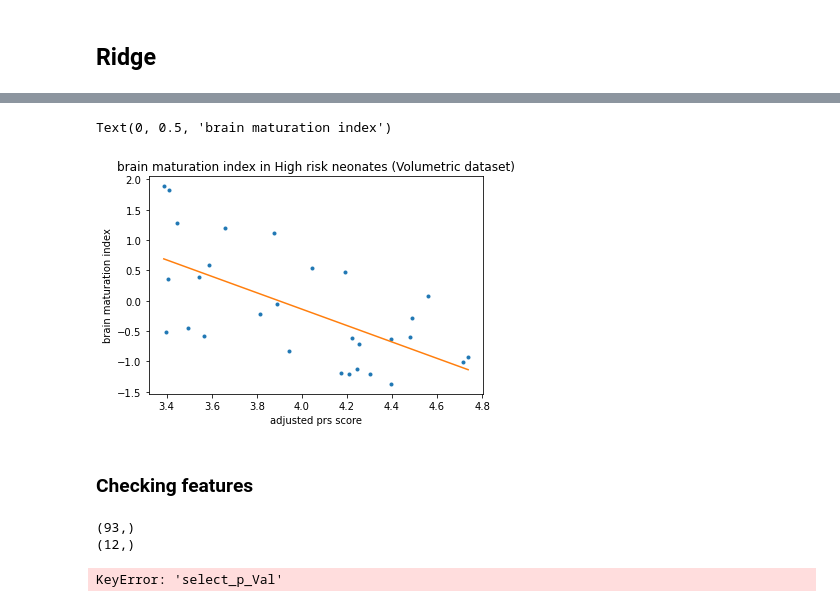
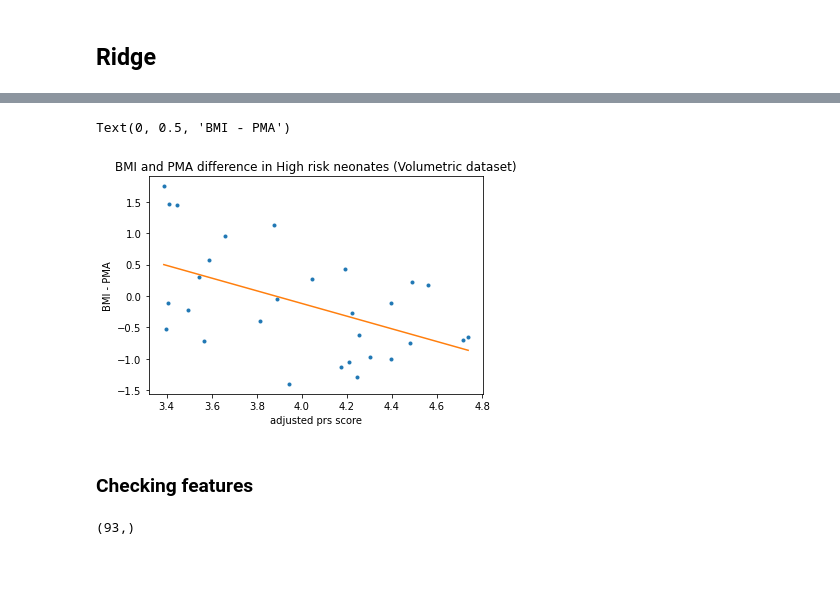
Before and after one commit to lehai-ml/schizophrenia_PRS, a Jupyter notebook: notebooks_results/dHCP/5_1_dHCP_model_training.ipynb, the cells around one changed output, grey strips where cells are left out. Drawn from its saved outputs; the diff is of its cells as text; code cells hidden in the pictures; blank space fills up the shorter version.

```diff
--- a/notebooks_results/dHCP/5_1_dHCP_model_training.ipynb
+++ b/notebooks_results/dHCP/5_1_dHCP_model_training.ipynb
@@ -112,7 +180,7 @@ model_summary.sort_values(by='PRS_0.05_pval')
 Train model on the bottom 40% (low risk) and perform PRS correlation on the top 20% (high risk)
 # %%
 high_risk,low_risk=data_preprocessing.high_low_risk_divide(adjusted_prs_score,high_perc=0.2,low_perc=0.4)
-high_risk=high_risk[1:]
+high_risk=high_risk[2:]
 X_total=np.asarray(european_diffusion_dataset_term.loc[:,'PreCG.R_PreCG.L':'ITG.R_ITG.L'])
 X_low_risk=np.asarray(european_diffusion_dataset_term.loc[low_risk,'PreCG.R_PreCG.L':'ITG.R_ITG.L'])
 X_high_risk=np.asarray(european_diffusion_dataset_term.loc[high_risk,'PreCG.R_PreCG.L':'ITG.R_ITG.L'])
@@ -611,0 +778,39 @@ Text(0.5, 1.0, 'testing y_pred_bias vs y_true')
+# %%
+y_train_pred=rfecv.predict(X_trainval)
+f,(ax2,ax4)=plt.subplots(1,2,figsize=(10,4))
+lin_reg_bias=LinearRegression()
+coef,inter=MLtraining.get_model_bias(y_trainval,y_train_pred)
+y_train_pred_bias=y_train_pred+y_train_pred*coef+inter
+ax2.plot(y_trainval,y_train_pred_bias,'.')
+ax2.plot([38,44],[38,44],'r-',label='x=y')
+lin_reg=LinearRegression()
+lin_reg.fit(y_train_pred_bias.reshape(-1,1),y_trainval)
+ax2.plot(lin_reg.predict(y_train_pred_bias.reshape(-1,1)),y_train_pred_bias,'k-',label='best fit line')
+ax2.set_xlabel('True Age at Scan')
+ax2.set_ylabel('Brain Maturation Index')
+ax2.legend()
+ax2.set_title('Training dataset (Low risk)')
+
+y_high_risk_pred=rfecv.predict(X_high_risk_after_pipe0)
+y_high_risk_pred_bias=y_high_risk_pred+y_high_risk_pred*bias_coeff+bias_intercept
+y_high_risk=np.asarray(european_diffusion_dataset_term.loc[high_risk,'PMA_diff'])
+ax4.plot(y_high_risk,y_high_risk_pred_bias,'.')
+ax4.plot([39,44],[39,44],'r-',label='x=y')
+lin_reg=LinearRegression()
+lin_reg.fit(y_high_risk_pred_bias.reshape(-1,1),y_high_risk)
+ax4.plot(lin_reg.predict(y_high_risk_pred_bias.reshape(-1,1)),y_high_risk_pred_bias,'k-',label='best fit line')
+ax4.set_ylabel('Brain Maturation Index')
+ax4.set_xlabel('True Age at Scan')
+ax4.legend()
+ax4.set_title('Testing dataset (high risk)')
+
+# y_pred_bias=y_pred+y_pred*coef+inter
+# ax4.plot(y_test,y_pred_bias,'.')
+# ax4.plot([39,44],[39,44],'r-',label='x=y')
+# lin_reg=LinearRegression()
+# lin_reg.fit(y_pred_bias.reshape(-1,1),y_test)
+# ax4.plot(lin_reg.predict(y_pred_bias.reshape(-1,1)),y_pred_bias,'k-',label='best fit line')
+# ax4.set_ylabel('Brain Maturation Index')
+# ax4.set_xlabel('True Age at Scan')
+# ax4.legend()
+# ax4.set_title('testing dataset')
@@ -645,14 +861,14 @@ brain_age_difference_corr
 # %%
 plt.plot(adjusted_prs_score_scaled_high_risk,brain_age_difference.loc[:,'residual'],'.')
 lin_reg=LinearRegression()
 lin_reg.fit(adjusted_prs_score_scaled_high_risk.reshape(-1,1),brain_age_difference.loc[:,'residual'].values)
 plt.plot(adjusted_prs_score_scaled_high_risk,lin_reg.predict(adjusted_prs_score_scaled_high_risk.reshape(-1,1)))
 plt.xlabel('adjusted prs score')
-plt.title('brain maturation index in High risk neonates (Volumetric dataset)')
-plt.ylabel('brain maturation index')
+plt.title('BMI and PMA difference in High risk neonates (Volumetric dataset)')
+plt.ylabel('BMI - PMA')
 # %% [output]
-Text(0, 0.5, 'brain maturation index')
+Text(0, 0.5, 'BMI - PMA')
-[figure, old version]
+[figure, new version]
 # %% [markdown]
 ### Checking features
 # %%
@@ -660,16 +876,8 @@ original_ROIs_combinations=european_diffusion_dataset_term.loc[low_risk,"'1 Prec
 pipe0.named_steps['remove_zeros'].get_column_names(original_ROIs_combinations)
 ROIs_combination_remove_zeros=pipe0.named_steps['remove_zeros'].reduced_features_names
 print(ROIs_combination_remove_zeros.shape)
-pipe0.named_steps['remove_correlation'].get_column_names(ROIs_combination_remove_zeros)
-ROIs_combination_remove_correlation=pipe0.named_steps['remove_correlation'].reduced_features_names
-print(ROIs_combination_remove_correlation.shape)
-pipe0.named_steps['select_p_Val'].get_column_names(ROIs_combination_remove_correlation)
-ROIs_combination_select_univariate=pipe0.named_steps['select_p_Val'].reduced_features_names
-print(ROIs_combination_select_univariate.shape)
 # %% [output]
 (93,)
-(12,)
-KeyError: 'select_p_Val'
 # %%
 inner_folds_selection=pd.DataFrame(inner_fold_feature_selection_logs)
 inner_folds_selection=inner_folds_selection[(inner_folds_selection[0]==True)&(inner_folds_selection[1]==True)&(inner_folds_selection[2]==True)]
```
Also changed, not shown: parts of 50 cells of this notebook, 4 other files.
